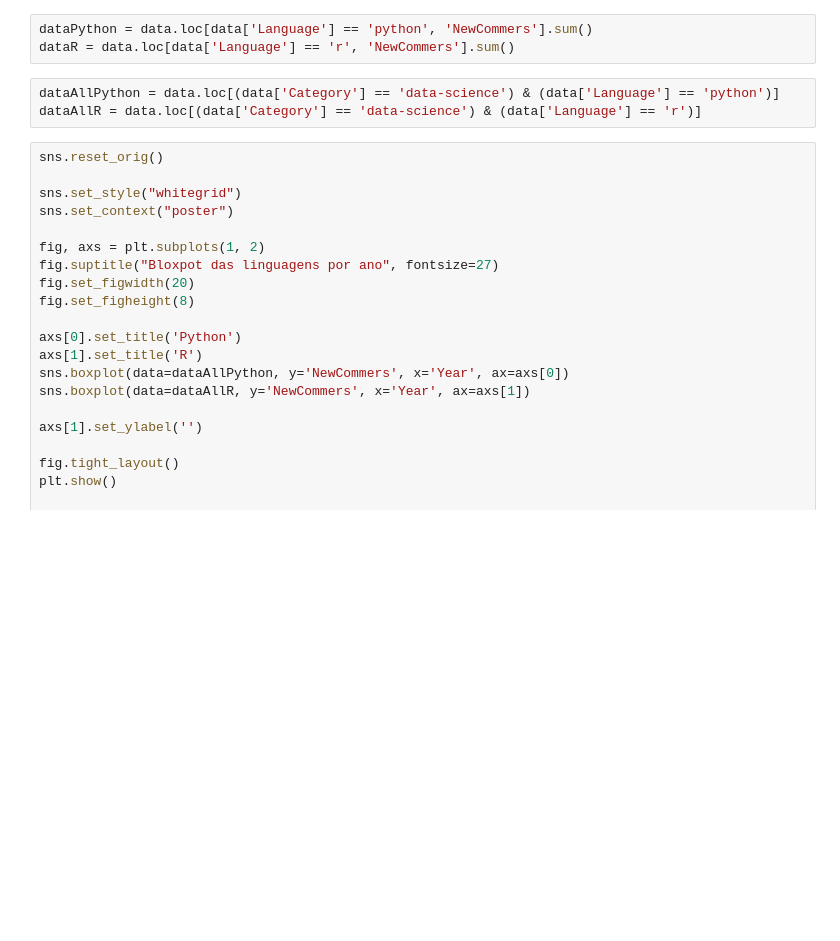
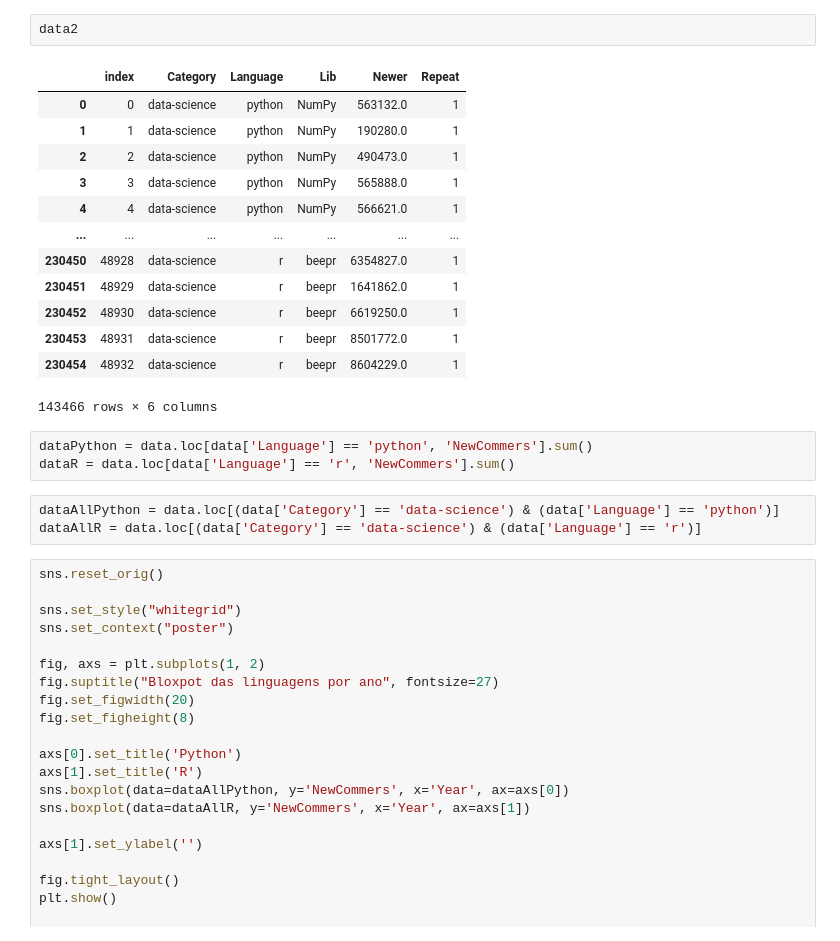
Before and after one commit to JuanFSR/EngenhariaEmpirica, a Jupyter notebook: 4. visualizacao.ipynb, the cells around one changed output. Saved outputs shown, nothing was run; the diff lists cells and outputs as text; blank space fills up the shorter version.

```diff
--- a/4. visualizacao.ipynb
+++ b/4. visualizacao.ipynb
@@ -28,3 +34,19 @@ data
+# %%
+data2
+# %% [output]
+|  | index | Category | Language | Lib | Newer | Repeat |
+| 0 | 0 | data-science | python | NumPy | 563132.0 | 1 |
+| 1 | 1 | data-science | python | NumPy | 190280.0 | 1 |
+| 2 | 2 | data-science | python | NumPy | 490473.0 | 1 |
+| 3 | 3 | data-science | python | NumPy | 565888.0 | 1 |
+| 4 | 4 | data-science | python | NumPy | 566621.0 | 1 |
+| ... | ... | ... | ... | ... | ... | ... |
+| 230450 | 48928 | data-science | r | beepr | 6354827.0 | 1 |
+| 230451 | 48929 | data-science | r | beepr | 1641862.0 | 1 |
+| 230452 | 48930 | data-science | r | beepr | 6619250.0 | 1 |
+| 230453 | 48931 | data-science | r | beepr | 8501772.0 | 1 |
+| 230454 | 48932 | data-science | r | beepr | 8604229.0 | 1 |
+143466 rows × 6 columns
 # %%
 dataPython = data.loc[data['Language'] == 'python', 'NewCommers'].sum()
 dataR = data.loc[data['Language'] == 'r', 'NewCommers'].sum()
```
Also changed, not shown: parts of 9 cells of this notebook, 3 other files.
